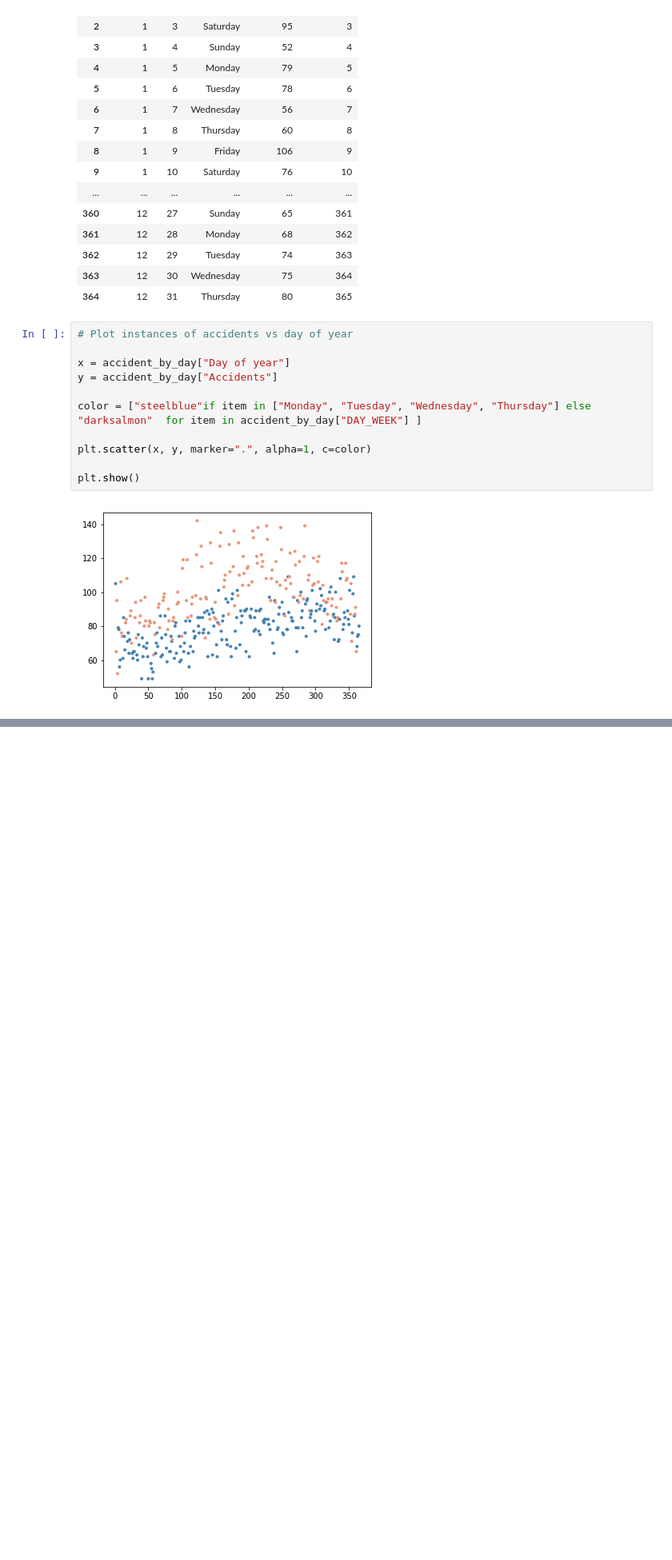
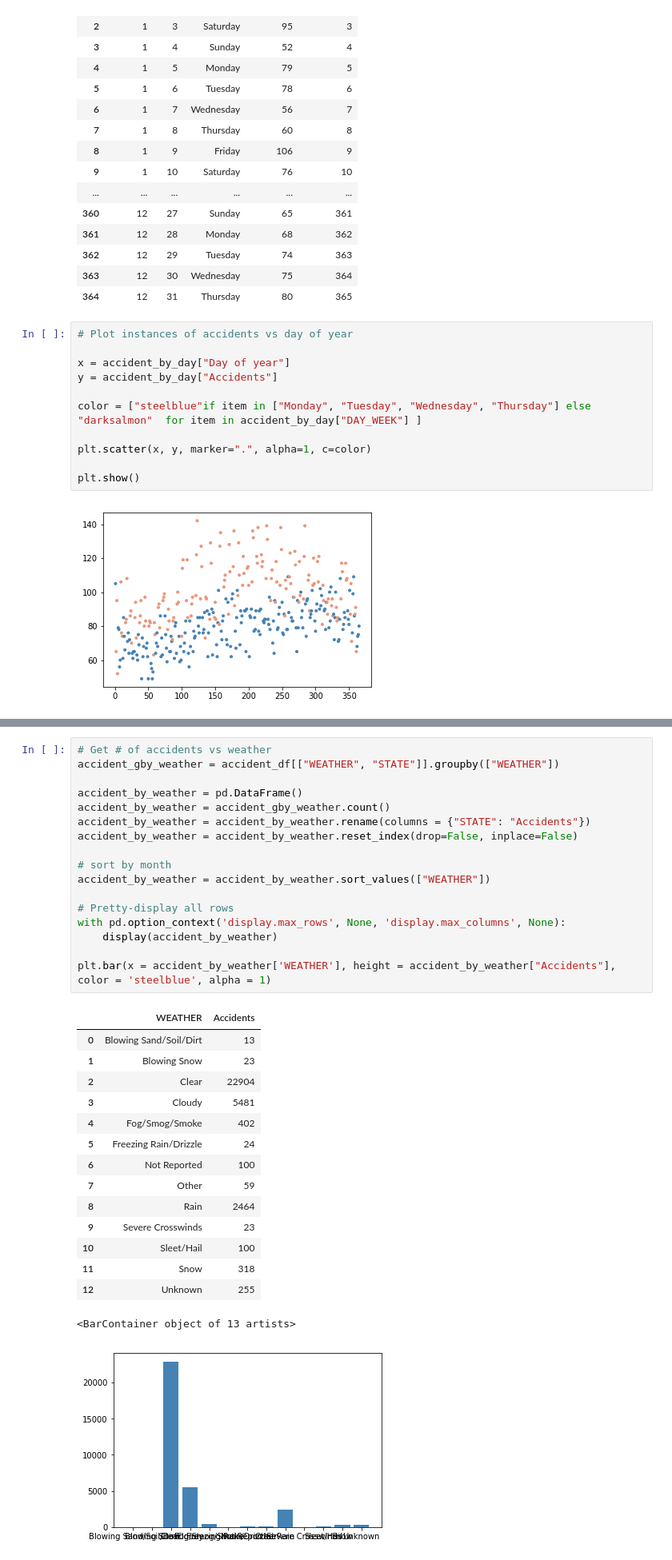
Before and after one commit to ziangzhang10/fatal-traffic-accident-study, a Jupyter notebook: data_readin.ipynb, the cells around one changed output, grey strips where cells are left out. Shown: that part at 80% size. Drawn from its saved outputs; the diff is of its cells as text; blank space fills up the shorter version.

```diff
--- a/data_readin.ipynb
+++ b/data_readin.ipynb
@@ -152,0 +216,34 @@ plt.show()
+# %%
+# Get # of accidents vs weather
+accident_gby_weather = accident_df[["WEATHER", "STATE"]].groupby(["WEATHER"])
+
+accident_by_weather = pd.DataFrame()
+accident_by_weather = accident_gby_weather.count()
+accident_by_weather = accident_by_weather.rename(columns = {"STATE": "Accidents"})
+accident_by_weather = accident_by_weather.reset_index(drop=False, inplace=False)
+
+# sort by month
+accident_by_weather = accident_by_weather.sort_values(["WEATHER"])
+
+# Pretty-display all rows
+with pd.option_context('display.max_rows', None, 'display.max_columns', None):
+    display(accident_by_weather)
+
+plt.bar(x = accident_by_weather['WEATHER'], height = accident_by_weather["Accidents"], color = 'steelblue', alpha = 1)
+# %% [output]
+|  | WEATHER | Accidents |
+| 0 | Blowing Sand/Soil/Dirt | 13 |
+| 1 | Blowing Snow | 23 |
+| 2 | Clear | 22904 |
+| 3 | Cloudy | 5481 |
+| 4 | Fog/Smog/Smoke | 402 |
+| 5 | Freezing Rain/Drizzle | 24 |
+| 6 | Not Reported | 100 |
+| 7 | Other | 59 |
+| 8 | Rain | 2464 |
+| 9 | Severe Crosswinds | 23 |
+| 10 | Sleet/Hail | 100 |
+| 11 | Snow | 318 |
+| 12 | Unknown | 255 |
+<BarContainer object of 13 artists>
+[figure, added]
```
Also changed, not shown: parts of 7 cells of this notebook, 2 other files.
